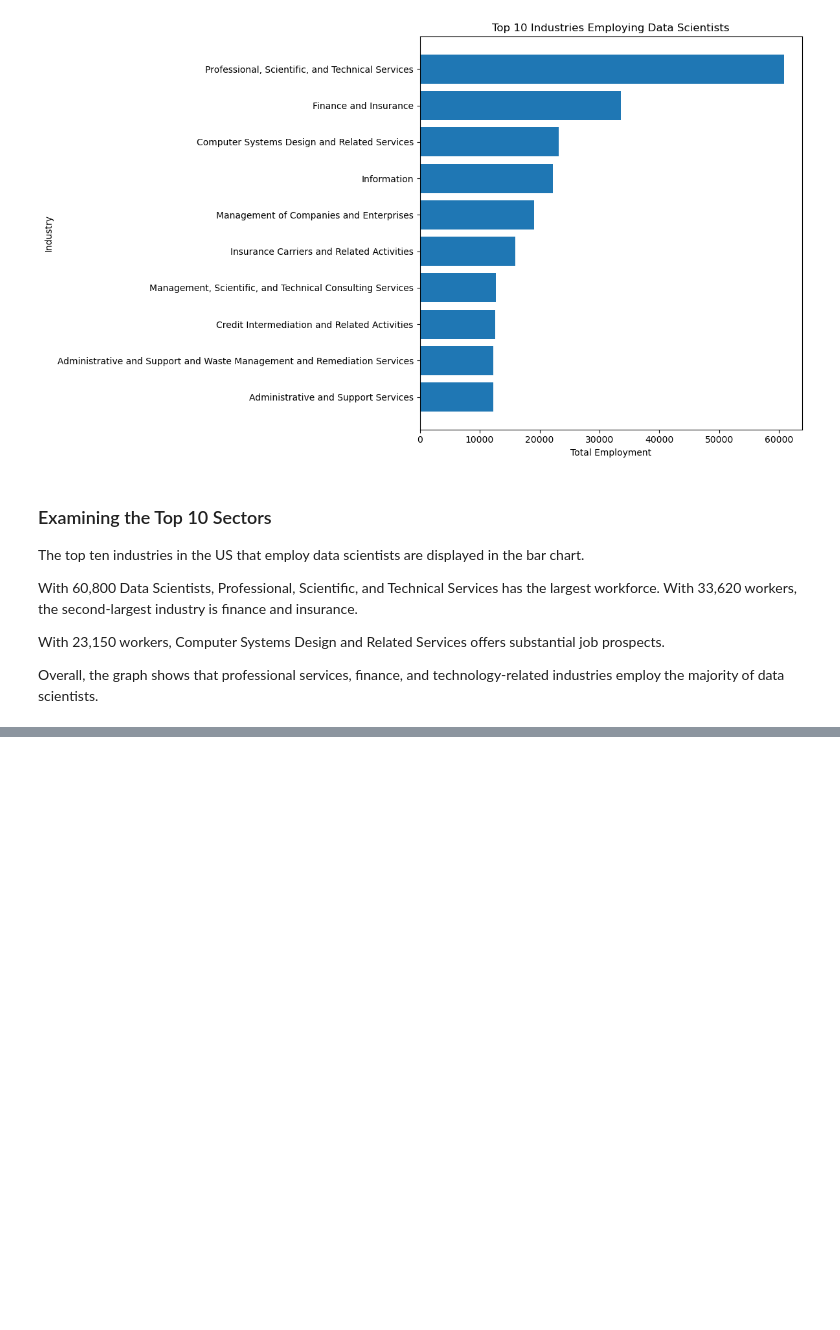
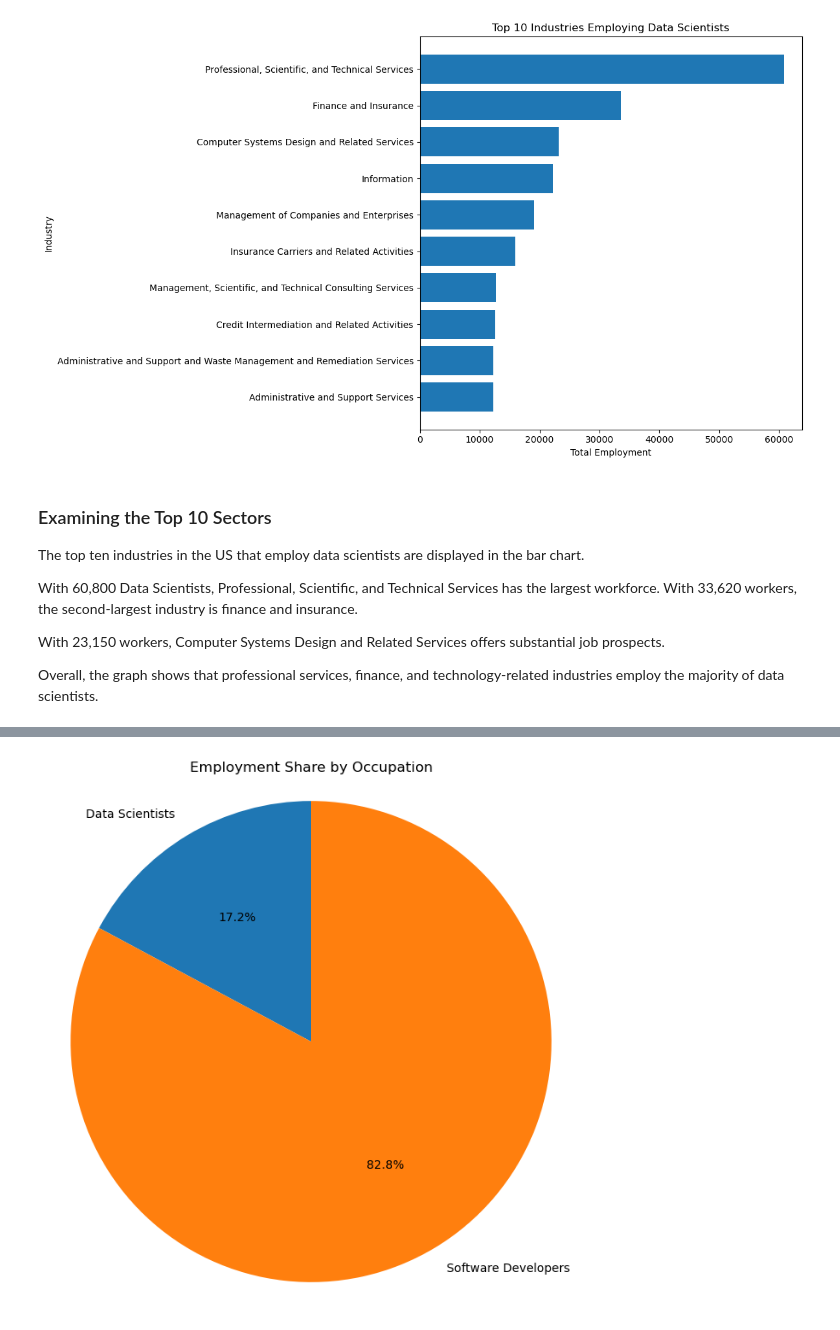
Before and after one commit to Abdullah-awa/Data_Visualisation_CA1, a Jupyter notebook: Data_Vis_CA.ipynb, the cells around one changed output, grey strips where cells are left out. Cells and saved outputs as stored; diff of their text form; code cells hidden in the pictures; blank space fills up the shorter version.

Commit message:
Add pie chart visualisation and employment share analysis by occupation

```diff
--- a/Data_Vis_CA.ipynb
+++ b/Data_Vis_CA.ipynb
@@ -358,0 +386,17 @@ Overall, the graph shows that professional services, finance, and technology-rel
+# %%
+# Pie Chart: Employment Share by Occupation
+
+plt.figure(figsize=(8, 8))
+
+plt.pie(
+    occupation_summary['Total_Employment'],
+    labels=occupation_summary['OCC_TITLE'],
+    autopct='%1.1f%%',
+    startangle=90
+)
+
+plt.title('Employment Share by Occupation')
+plt.axis('equal')
+plt.show()
+# %% [output]
+[figure, added]
```
Also changed, not shown: parts of 4 cells of this notebook.
